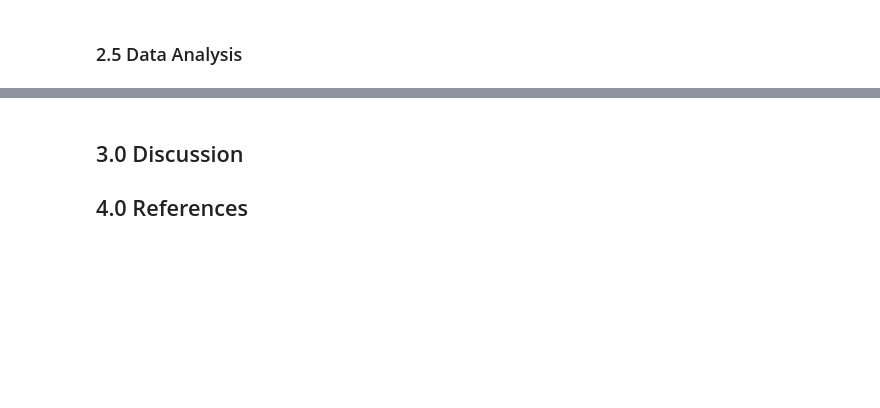
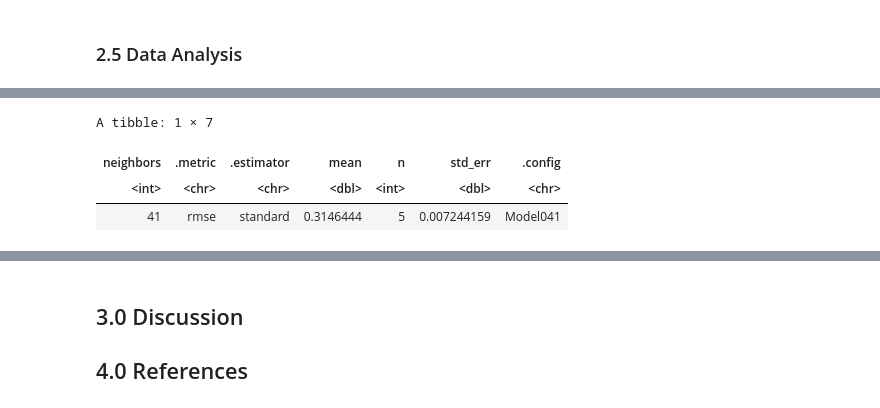
Before and after one commit to zhangLily2020/DSCI-100-Group-Project, a Jupyter notebook: final_report.ipynb, the cells around one changed output, grey strips where cells are left out. Saved outputs shown, nothing was run; the diff lists cells and outputs as text; code cells hidden in the pictures; blank space fills up the shorter version.

```diff
--- a/final_report.ipynb
+++ b/final_report.ipynb
@@ -203,0 +276,14 @@ tennis_recipe <- recipe()
+# %%
+set.seed(2020)
+
+tennis_min <- tennis_results %>%
+   filter(.metric == "rmse") %>%
+   arrange(mean) %>%
+   slice(1)
+
+tennis_min
+# %% [output]
+A tibble: 1 × 7
+| neighbors | .metric | .estimator | mean | n | std_err | .config |
+| <int> | <chr> | <chr> | <dbl> | <int> | <dbl> | <chr> |
+| 41 | rmse | standard | 0.3146444 | 5 | 0.007244159 | Model041 |
```
Also changed, not shown: parts of 13 cells of this notebook.
